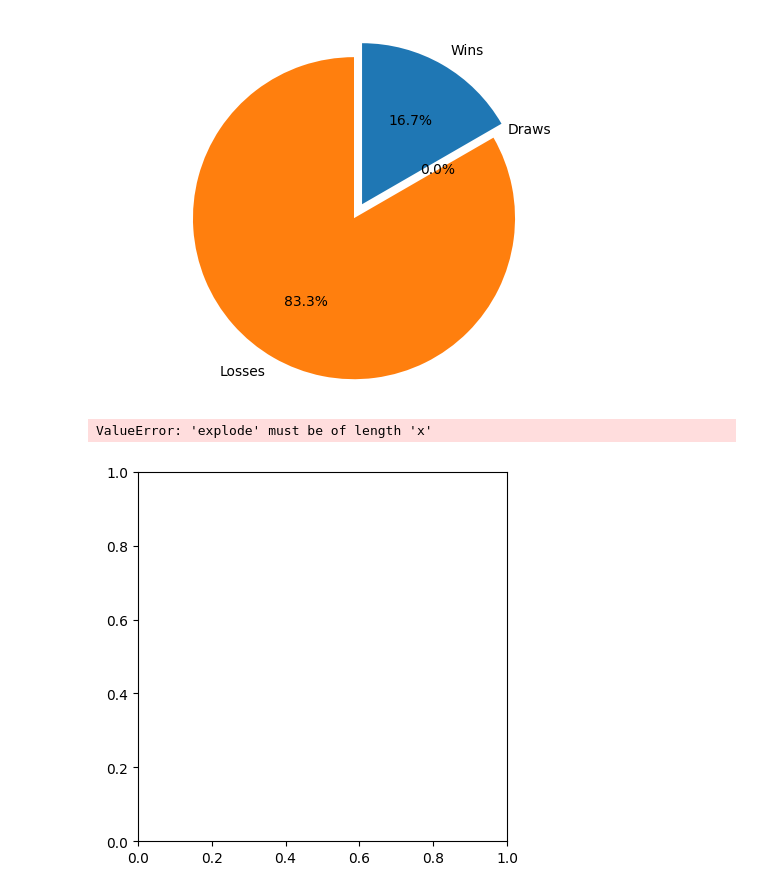
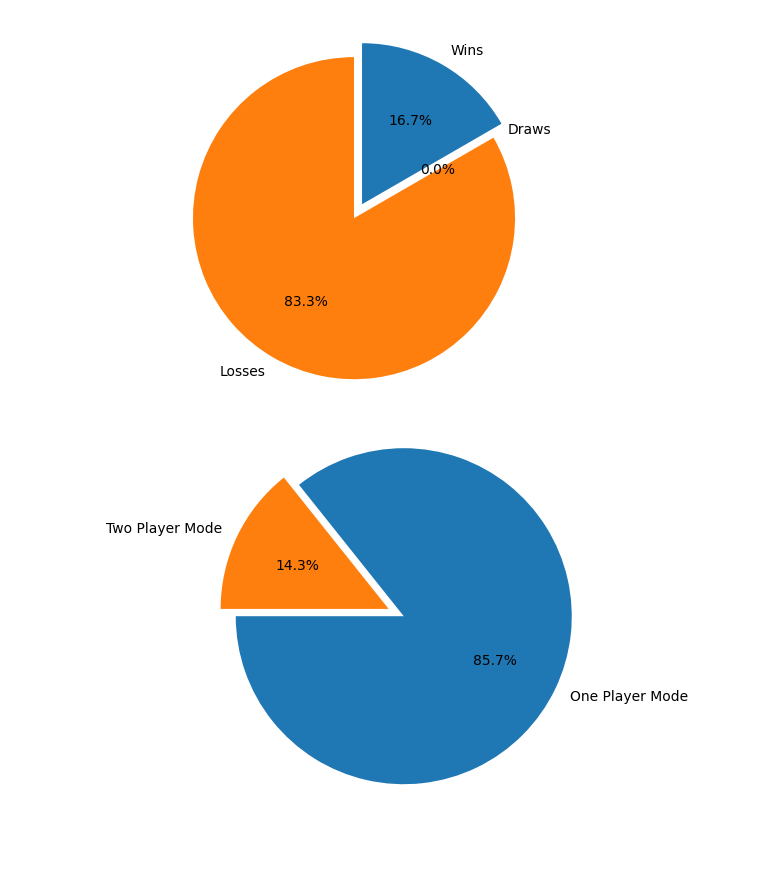
Before and after one commit to Amomwy/TECHIN509-week5, a Jupyter notebook: week8/plots.ipynb, the cells around one changed output. Drawn from its saved outputs; the diff is of its cells as text; code cells hidden in the pictures; blank space fills up the shorter version.

Commit message:
notebook plots

```diff
--- a/week8/plots.ipynb
+++ b/week8/plots.ipynb
@@ -66,25 +66,24 @@ plt.show()
 # %%
 data_df = pd.read_csv("./data/log.csv")
 one_player_times = 0
 two_player_times = 0
 
 for _, row in data_df.iterrows():
     if row["o_username"] == "BOT":
         one_player_times += 1
     else:
         two_player_times += 1
 
 
 # creating the pie chart
 labels = 'One Player Mode', 'Two Player Mode'
 sizes = [one_player_times, two_player_times]
-explode = (0.1, 0, 0)
+explode = (0.1, 0)
 
 fig1, ax1 = plt.subplots()
-ax1.pie(sizes, explode=explode, labels=labels, autopct='%1.1f%%', startangle=30)
+ax1.pie(sizes, explode=explode, labels=labels, autopct='%1.1f%%', startangle=180)
 ax1.axis('equal')  # Equal aspect ratio ensures that pie is drawn as a circle.
 
 plt.show()
 # %% [output]
-ValueError: 'explode' must be of length 'x'
-[figure, old version]
+[figure, new version]
```
